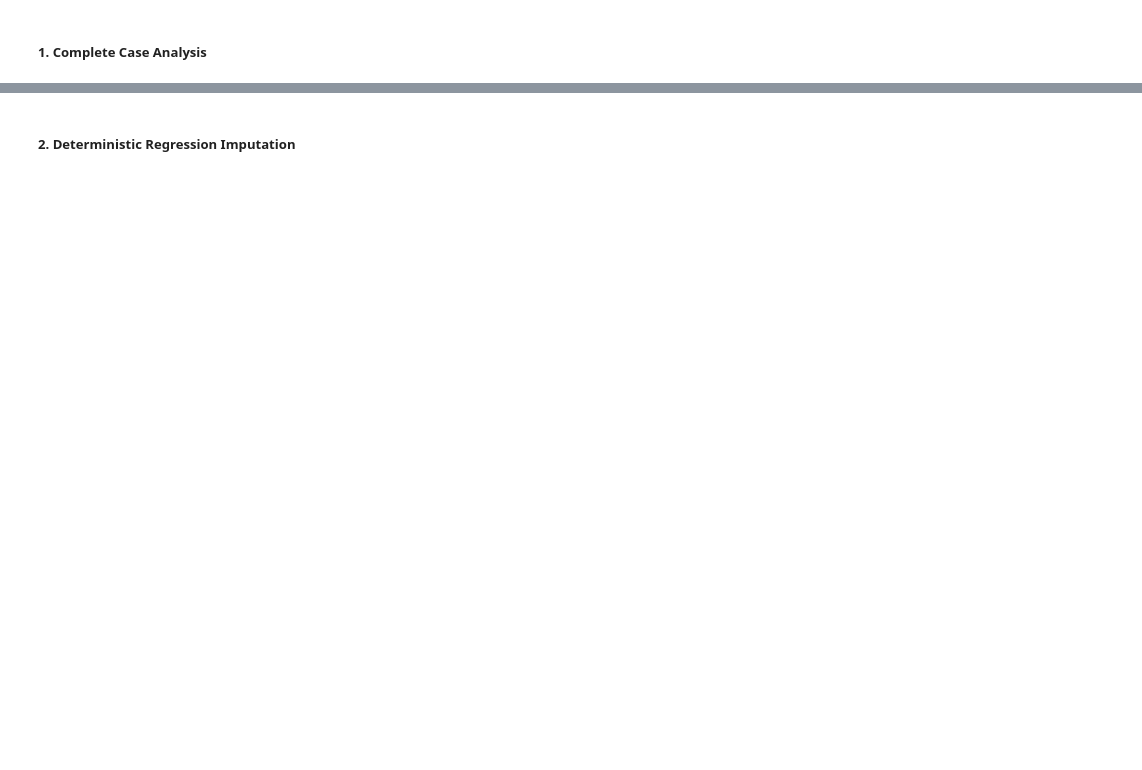
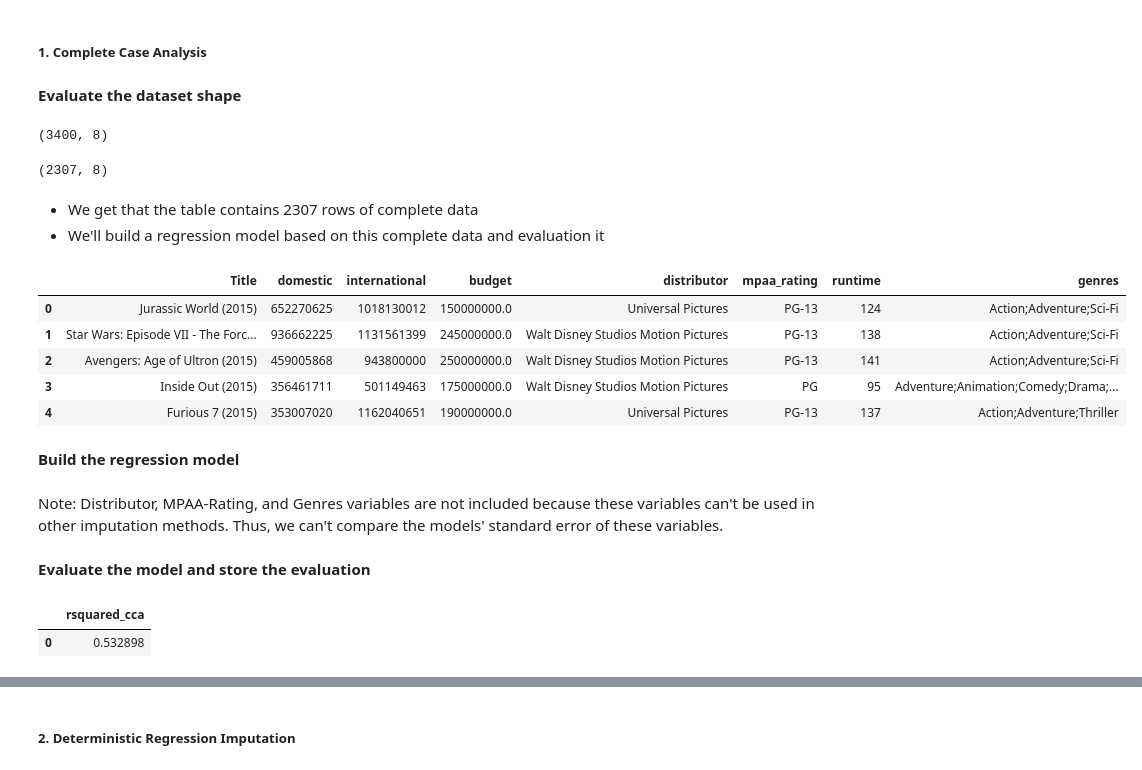
Before and after one commit to bagusfarisa/movies-revenue-analysis, a Jupyter notebook: campaign_analysis.ipynb, the cells around one changed output, grey strips where cells are left out. Cells and saved outputs as stored; diff of their text form; code cells hidden in the pictures; blank space fills up the shorter version.

Commit message:
done: compl case analysis and detc reg imp

```diff
--- a/campaign_analysis.ipynb
+++ b/campaign_analysis.ipynb
@@ -157,2 +179,44 @@ We'll use these imputation methods to handle the missing value and find which me
+# %%
+# Change the headers of the table
+dict = {'Domestic': 'domestic',
+        'International': 'international',
+        'Budget': 'budget',
+        'Distributor': 'distributor',
+        'MPAA-Rating': 'mpaa_rating',
+        'Runtime': 'runtime',
+        'Genres': 'genres'
+        }
+
+# Rename the headers based on the dict using rename () method
+df_mv_titles.rename(columns=dict, inplace=True)
 # %% [markdown]
 ##### 1. Complete Case Analysis
+# %% [markdown]
+**Evaluate the dataset shape**
+# %%
+# Check the size of our original data
+df_mv_titles.shape
+# %% [output]
+(3400, 8)
+# %%
+# Drop all rows that contain missing data
+df_mv_titles_compl_case = df_mv_titles.dropna(axis = 0)
+
+# Check the size of data after row deletion
+df_mv_titles_compl_case.shape
+# %% [output]
+(2307, 8)
+# %% [markdown]
+- We get that the table contains 2307 rows of complete data
+- We'll build a regression model based on this complete data and evaluation it
+# %%
+df_mv_titles_compl_case.head()
+# %% [output]
+|  | Title | domestic | international | budget | distributor | mpaa_rating | runtime | genres |
+| 0 | Jurassic World (2015) | 652270625 | 1018130012 | 150000000.0 | Universal Pictures | PG-13 | 124 | Action;Adventure;Sci-Fi |
+| 1 | Star Wars: Episode VII - The Forc... | 936662225 | 1131561399 | 245000000.0 | Walt Disney Studios Motion Pictures | PG-13 | 138 | Action;Adventure;Sci-Fi |
+| 2 | Avengers: Age of Ultron (2015) | 459005868 | 943800000 | 250000000.0 | Walt Disney Studios Motion Pictures | PG-13 | 141 | Action;Adventure;Sci-Fi |
+| 3 | Inside Out (2015) | 356461711 | 501149463 | 175000000.0 | Walt Disney Studios Motion Pictures | PG | 95 | Adventure;Animation;Comedy;Drama;... |
+| 4 | Furious 7 (2015) | 353007020 | 1162040651 | 190000000.0 | Universal Pictures | PG-13 | 137 | Action;Adventure;Thriller |
+# %% [markdown]
+**Build the regression model**
@@ -158,0 +228,2 @@ We'll use these imputation methods to handle the missing value and find which me
+# %% [markdown]
+Note: Distributor, MPAA-Rating, and Genres variables are not included because these variables can't be used in other imputation methods. Thus, we can't compare the models' standard error of these variables.
@@ -158,0 +233,2 @@ We'll use these imputation methods to handle the missing value and find which me
+# %% [markdown]
+**Evaluate the model and store the evaluation**
@@ -158,0 +238,5 @@ We'll use these imputation methods to handle the missing value and find which me
+# %%
+r_squared
+# %% [output]
+|  | rsquared_cca |
+| 0 | 0.532898 |
```
Also changed, not shown: parts of 30 cells of this notebook.
